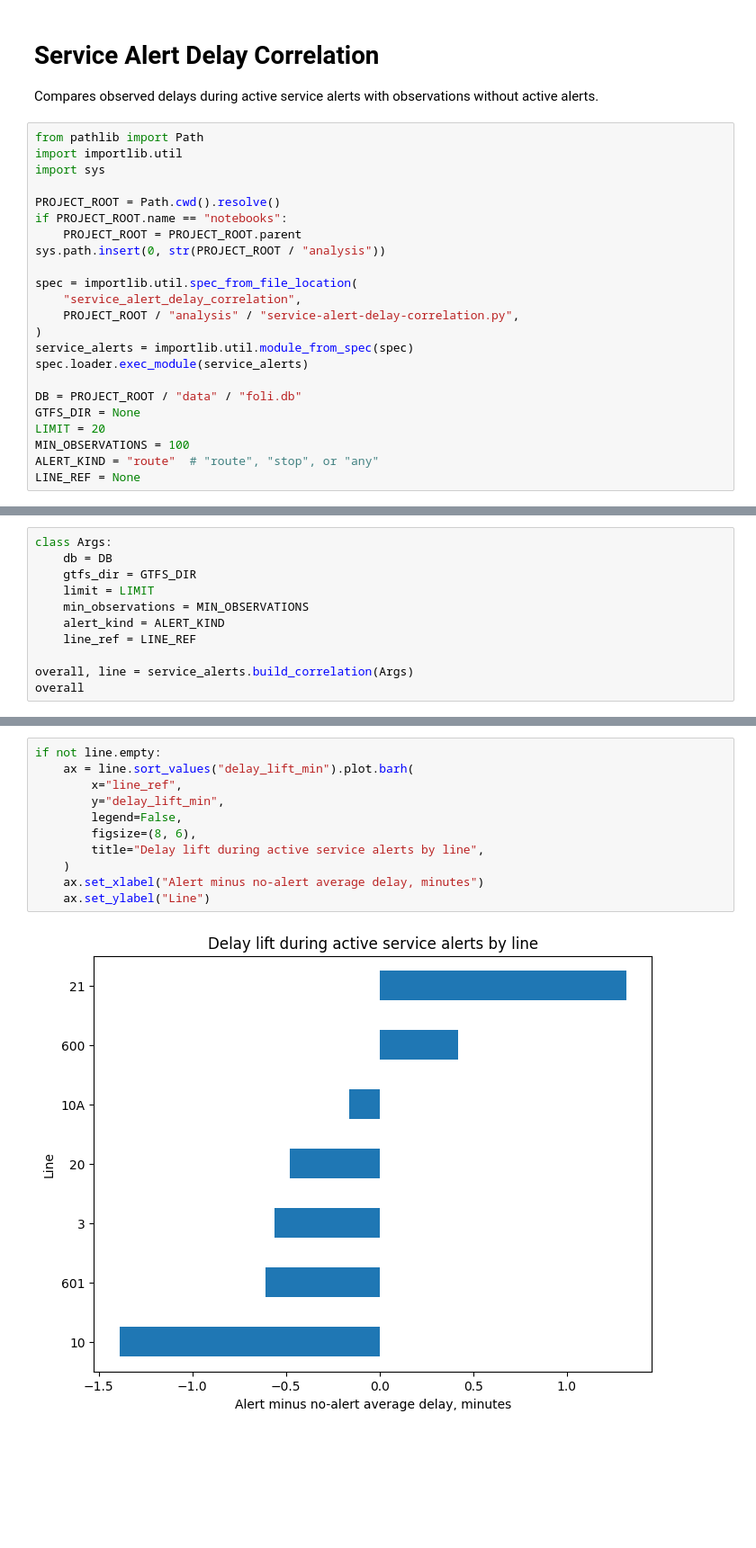
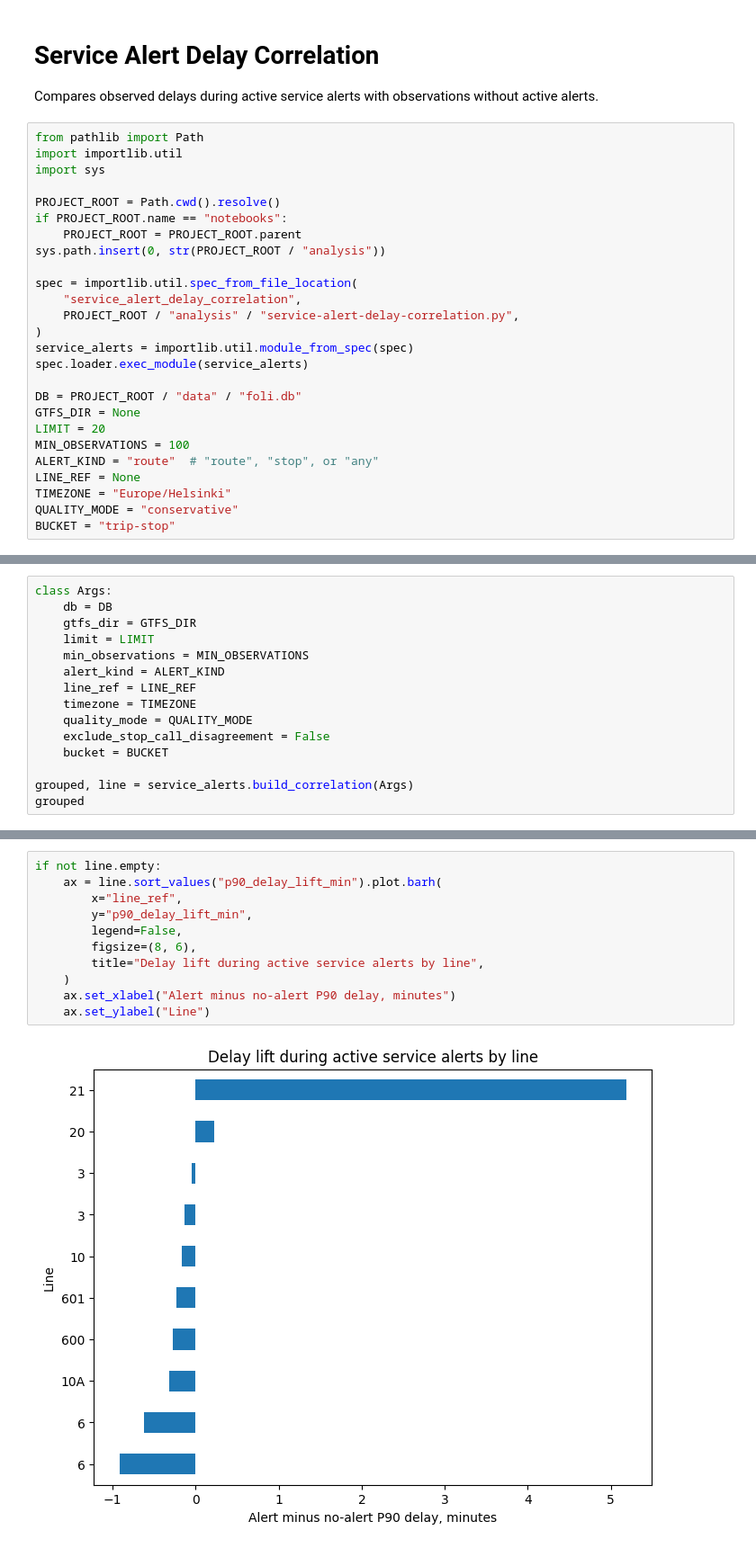
Before and after one commit to SanttuA/bus-lateness-analysis, a Jupyter notebook: notebooks/06_service_alert_delay_correlation.ipynb, the cells around one changed output, grey strips where cells are left out. Shown at 90% size. Saved outputs shown, nothing was run; the diff lists cells and outputs as text; blank space fills up the shorter version.

```diff
--- a/notebooks/06_service_alert_delay_correlation.ipynb
+++ b/notebooks/06_service_alert_delay_correlation.ipynb
@@ -25,4 +25,7 @@ LIMIT = 20
 MIN_OBSERVATIONS = 100
 ALERT_KIND = "route"  # "route", "stop", or "any"
 LINE_REF = None
+TIMEZONE = "Europe/Helsinki"
+QUALITY_MODE = "conservative"
+BUCKET = "trip-stop"
 # %% [markdown]
@@ -35,7 +38,11 @@ class Args:
     min_observations = MIN_OBSERVATIONS
     alert_kind = ALERT_KIND
     line_ref = LINE_REF
+    timezone = TIMEZONE
+    quality_mode = QUALITY_MODE
+    exclude_stop_call_disagreement = False
+    bucket = BUCKET
 
-overall, line = service_alerts.build_correlation(Args)
-overall
+grouped, line = service_alerts.build_correlation(Args)
+grouped
 # %% [output]
@@ -55,13 +67,13 @@ line
 # %%
 if not line.empty:
-    ax = line.sort_values("delay_lift_min").plot.barh(
+    ax = line.sort_values("p90_delay_lift_min").plot.barh(
         x="line_ref",
-        y="delay_lift_min",
+        y="p90_delay_lift_min",
         legend=False,
         figsize=(8, 6),
         title="Delay lift during active service alerts by line",
     )
-    ax.set_xlabel("Alert minus no-alert average delay, minutes")
+    ax.set_xlabel("Alert minus no-alert P90 delay, minutes")
     ax.set_ylabel("Line")
 # %% [output]
-[figure, old version]
+[figure, new version]
```
Also changed, not shown: parts of 3 cells of this notebook.
